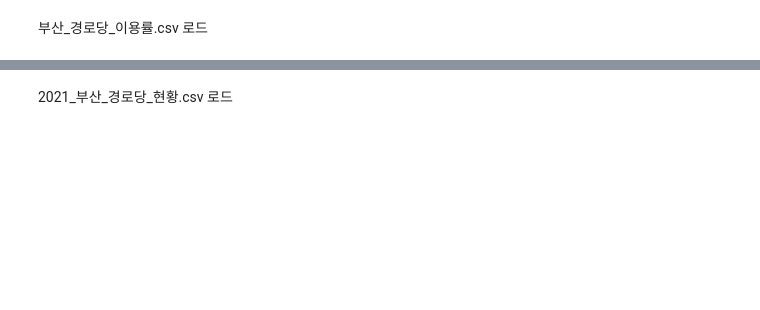
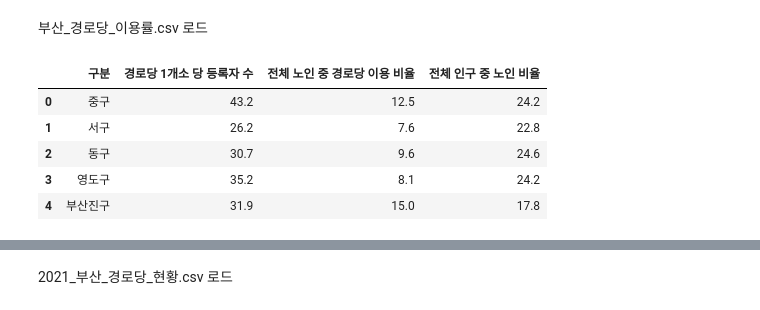
Before and after one commit to jhparkland/Data_Analytics_for_Age_friendly_busan, a Jupyter notebook: Busan_Senior_Center(BSC)의_시급한_개선을_위한_입지_분석_모델.ipynb, the cells around one changed output, grey strips where cells are left out. Cells and saved outputs as stored; diff of their text form; code cells hidden in the pictures; blank space fills up the shorter version.

```diff
--- a/Busan_Senior_Center(BSC)의_시급한_개선을_위한_입지_분석_모델.ipynb
+++ b/Busan_Senior_Center(BSC)의_시급한_개선을_위한_입지_분석_모델.ipynb
@@ -67,8 +110,15 @@ df_population.head(5)
 # %% [markdown]
 부산_경로당_이용률.csv 로드
 # %%
-df_sc_members = pd.read_csv("경로당 등록자 수.csv",encoding='UTF-8')
+df_sc_members = pd.read_csv("/경로당 등록자 수.csv",encoding='UTF-8')
 df_sc_members.head(5)
+# %% [output]
+|  | 구분 | 경로당 1개소 당 등록자 수 | 전체 노인 중 경로당 이용 비율 | 전체 인구 중 노인 비율 |
+| 0 | 중구 | 43.2 | 12.5 | 24.2 |
+| 1 | 서구 | 26.2 | 7.6 | 22.8 |
+| 2 | 동구 | 30.7 | 9.6 | 24.6 |
+| 3 | 영도구 | 35.2 | 8.1 | 24.2 |
+| 4 | 부산진구 | 31.9 | 15.0 | 17.8 |
 # %%
 # 칼럼 분석 - 지역별로 노인 나잇대의 분포를 나타내는 파일
 df_population.columns
```
Also changed, not shown: parts of 32 cells of this notebook.
